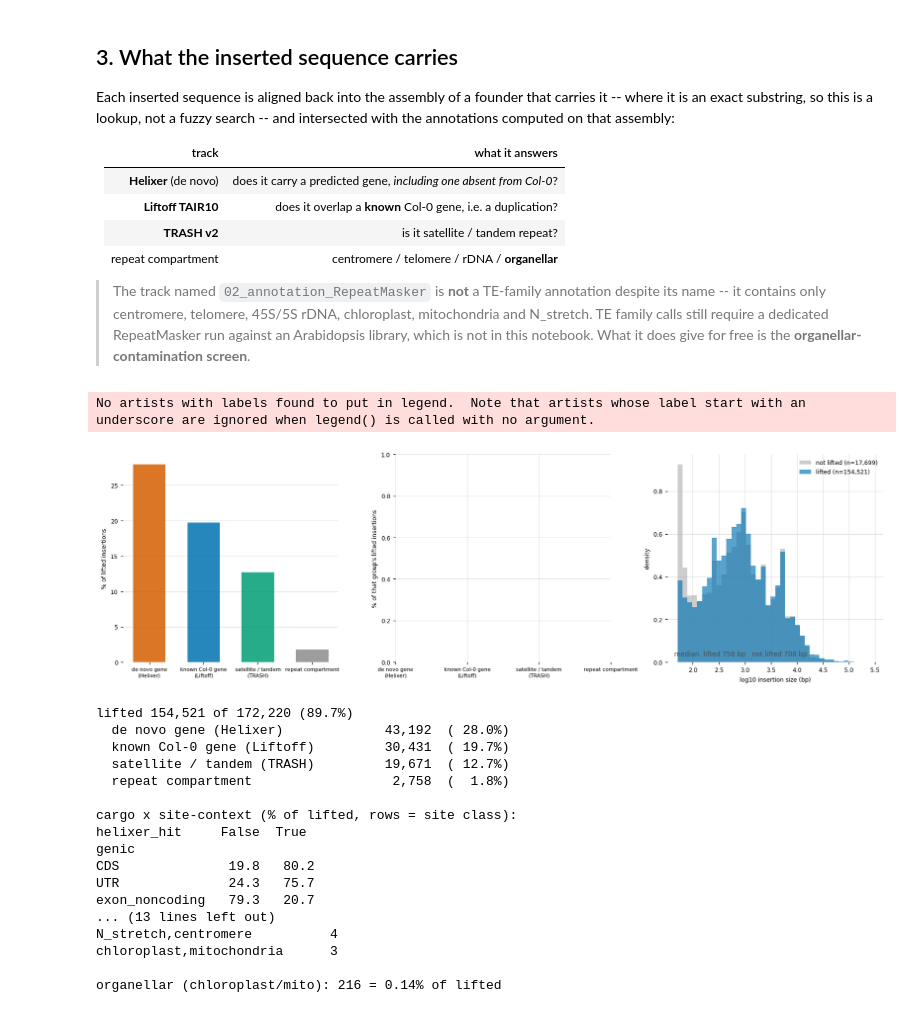
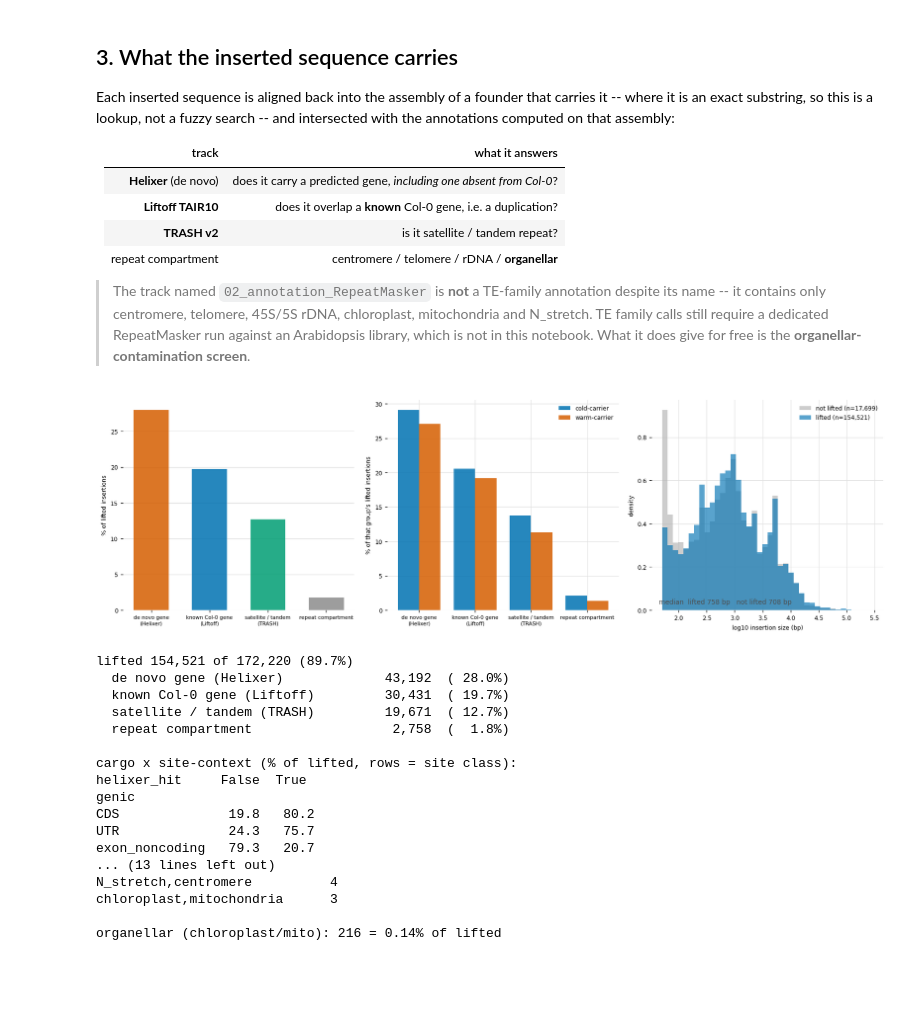
Before and after one commit to Tatianabellagio/kMate, a Jupyter notebook: analysis/grenenet_selection/notebooks/sv_insertion_content.ipynb, the cells around one changed output. Saved outputs shown, nothing was run; the diff lists cells and outputs as text; code cells hidden in the pictures; blank space fills up the shorter version.

```diff
--- a/analysis/grenenet_selection/notebooks/sv_insertion_content.ipynb
+++ b/analysis/grenenet_selection/notebooks/sv_insertion_content.ipynb
@@ -224,6 +267,7 @@ computed on that assembly:
 # %%
 
 L=M[M.lifted].copy()
+L["carrier_grp"]=L.key.map(D.set_index("key").carrier_grp)   # frequency-matched split from section 2
 for c in ("helixer","liftoff","trash","repeat"):
     L[c+"_hit"]=L[c].astype(str).str.len()>0
 
@@ -240,53 +284,51 @@ ax[0].set_ylabel("% of lifted insertions")
 
 style(ax[1])
 for g,c in GC.items():
-    v=L[L.carrier_grp==g] if "carrier_grp" in L else L.iloc[0:0]
-    if len(v)==0: continue
+    v=L[L.carrier_grp==g]
     ax[1].bar([i+(0.5 if g=="warm-carrier" else -0.5)*0.38 for i in range(4)],
               [100*v[cc].mean() for cc,_,_ in cats],width=0.38,color=c,alpha=0.85,
               label=g,linewidth=0)
 ax[1].set_xticks(range(4)); ax[1].set_xticklabels([l for _,l,_ in cats],fontsize=7)
 ax[1].set_ylabel("% of that group's lifted insertions")
 ax[1].legend(frameon=False,fontsize=8)
 style(ax[1],axis="y")
 
 style(ax[2])
 drop=M[(~M.lifted)]
 ax[2].hist([np.log10(L["size"]),np.log10(drop["size"])],bins=40,
            color=["#0072B2","0.7"],label=[f"lifted (n={len(L):,})",f"not lifted (n={len(drop):,})"],
            density=True,histtype="stepfilled",alpha=0.65,linewidth=0)
 ax[2].set_xlabel("log10 insertion size (bp)"); ax[2].set_ylabel("density")
 ax[2].legend(frameon=False,fontsize=8)
 stat(ax[2],f"median  lifted {L['size'].median():,.0f} bp   not lifted {drop['size'].median():,.0f} bp")
 fig.tight_layout(); fig.savefig(f"{G}/plots/ins_cargo.png",dpi=130,bbox_inches="tight"); plt.show()
 
 print(f"lifted {len(L):,} of {len(M):,} ({100*len(L)/len(M):.1f}%)")
 for c,l,_ in cats:
     print(f"  {l.replace(chr(10),' '):<32} {int(L[c].sum()):>8,}  ({100*L[c].mean():>5.1f}%)")
 print("\ncargo x site-context (% of lifted, rows = site class):")
 print((pd.crosstab(L.genic,L.helixer_hit,normalize="index")*100).round(1).to_string())
 print("\nrepeat-compartment breakdown (organellar screen):")
 rc=L.loc[L.repeat_hit,"repeat"].value_counts()
 print(rc.head(10).to_string())
 org=L.repeat.astype(str).str.contains("chloroplast|mitochondria").sum()
 print(f"\norganellar (chloroplast/mito): {org:,} = {100*org/len(L):.2f}% of lifted")
 # %% [output]
+[figure, new version]
-No artists with labels found to put in legend.  Note that artists whose label start with an underscore are ignored when legend() is called with no argument.
+lifted 154,521 of 172,220 (89.7%)
+  de novo gene (Helixer)             43,192  ( 28.0%)
+  known Col-0 gene (Liftoff)         30,431  ( 19.7%)
+  satellite / tandem (TRASH)         19,671  ( 12.7%)
+  repeat compartment                  2,758  (  1.8%)
+
+cargo x site-context (% of lifted, rows = site class):
+helixer_hit     False  True
+genic
+CDS              19.8   80.2
+UTR              24.3   75.7
+exon_noncoding   79.3   20.7
+... (13 lines left out)
+N_stretch,centromere          4
+chloroplast,mitochondria      3
+
+organellar (chloroplast/mito): 216 = 0.14% of lifted
-[figure, old version]
-lifted 154,521 of 172,220 (89.7%)
-  de novo gene (Helixer)             43,192  ( 28.0%)
-  known Col-0 gene (Liftoff)         30,431  ( 19.7%)
-  satellite / tandem (TRASH)         19,671  ( 12.7%)
-  repeat compartment                  2,758  (  1.8%)
-
-cargo x site-context (% of lifted, rows = site class):
-helixer_hit     False  True
-genic
-CDS              19.8   80.2
-UTR              24.3   75.7
-exon_noncoding   79.3   20.7
-... (13 lines left out)
-N_stretch,centromere          4
-chloroplast,mitochondria      3
-
-organellar (chloroplast/mito): 216 = 0.14% of lifted
```
Also changed, not shown: parts of 9 cells of this notebook, 3 other files.
